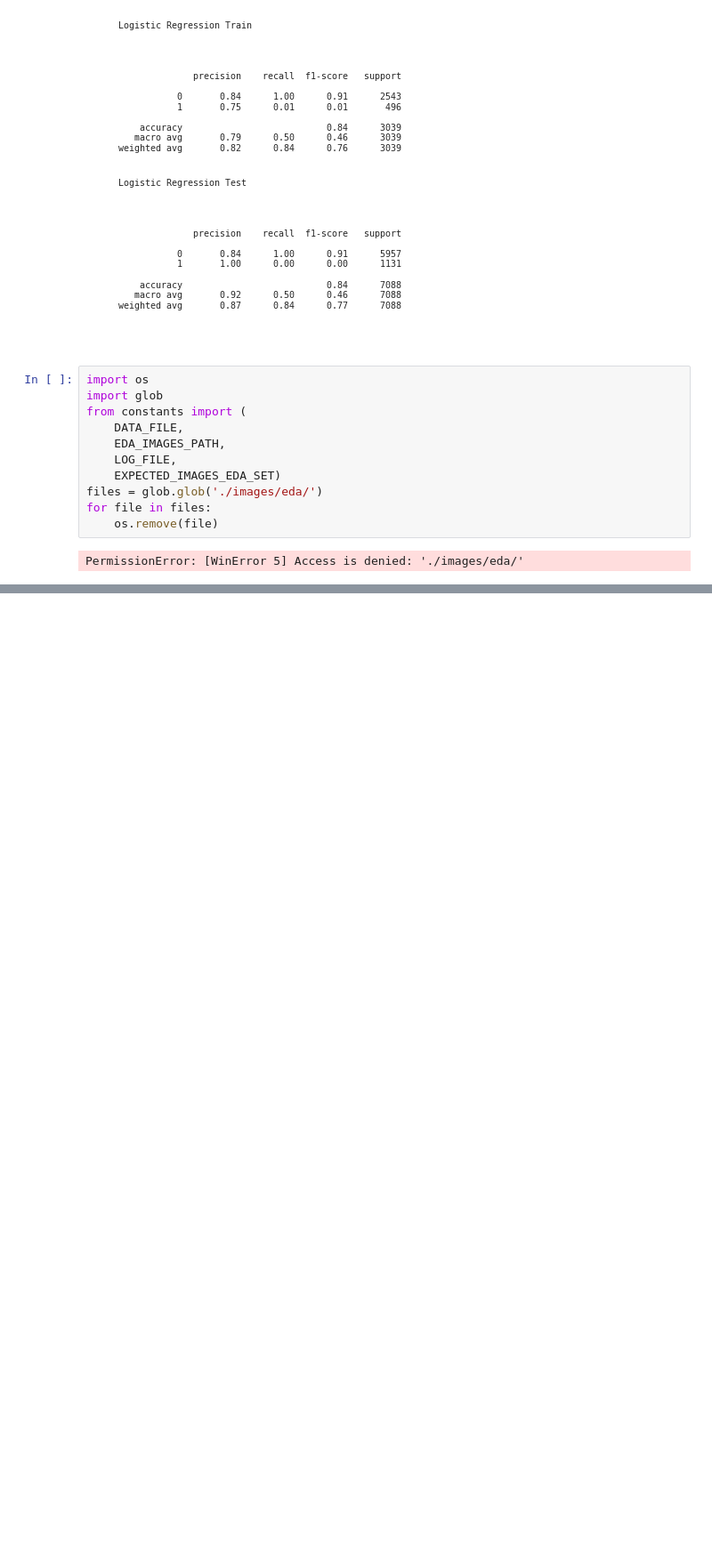
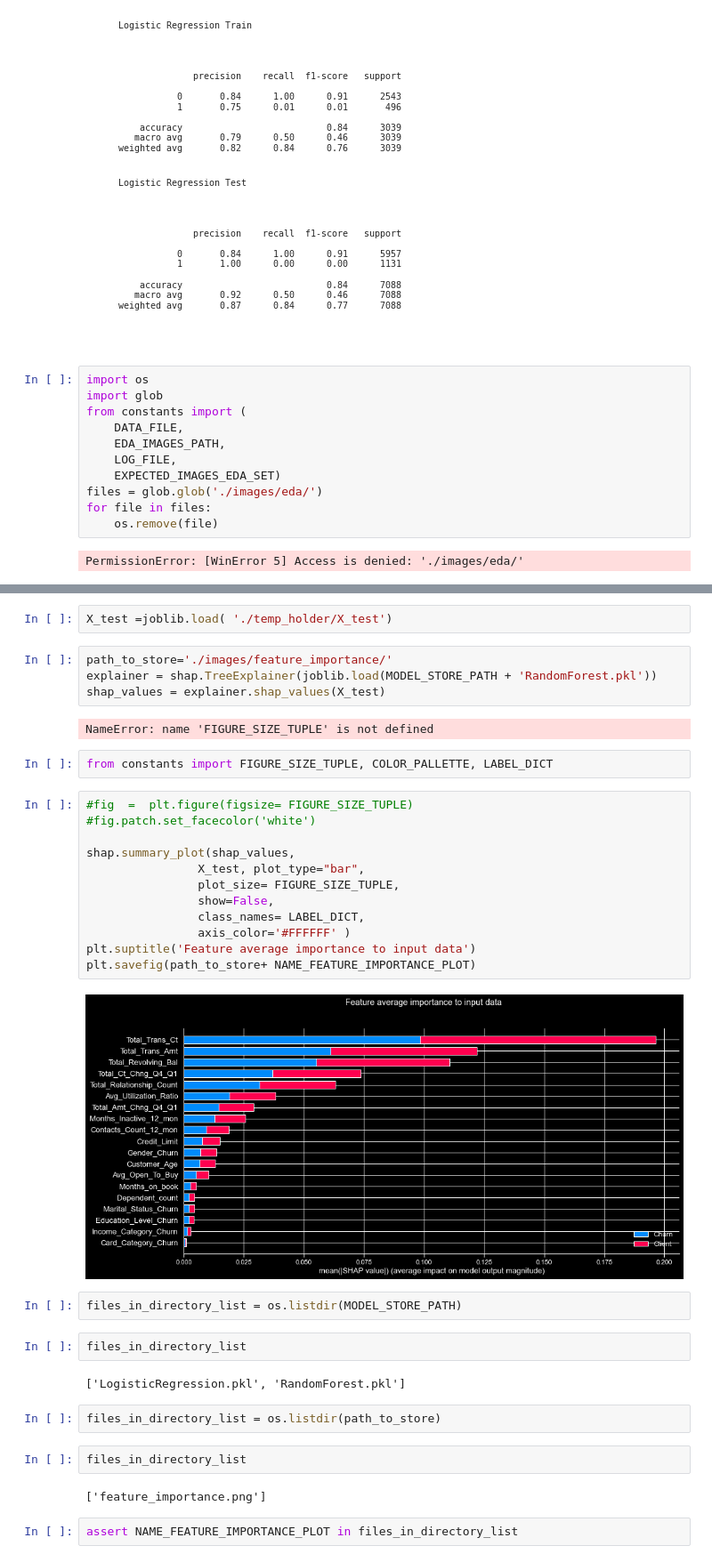
Before and after one commit to gariciodaro/CustomerChurn, a Jupyter notebook: churn_notebook.ipynb, the cells around one changed output, grey strips where cells are left out. Shown at 89% size. Drawn from its saved outputs; the diff is of its cells as text; blank space fills up the shorter version.

```diff
--- a/churn_notebook.ipynb
+++ b/churn_notebook.ipynb
@@ -388,0 +415,38 @@ PermissionError: [WinError 5] Access is denied: './images/eda/'
+# %%
+X_test =joblib.load( './temp_holder/X_test')
+# %%
+path_to_store='./images/feature_importance/'
+explainer = shap.TreeExplainer(joblib.load(MODEL_STORE_PATH + 'RandomForest.pkl'))
+shap_values = explainer.shap_values(X_test)
+# %% [output]
+NameError: name 'FIGURE_SIZE_TUPLE' is not defined
+# %%
+from constants import FIGURE_SIZE_TUPLE, COLOR_PALLETTE, LABEL_DICT
+# %%
+#fig  =  plt.figure(figsize= FIGURE_SIZE_TUPLE)
+#fig.patch.set_facecolor('white')
+
+shap.summary_plot(shap_values,
+                X_test, plot_type="bar",
+                plot_size= FIGURE_SIZE_TUPLE,
+                show=False,
+                class_names= LABEL_DICT,
+                axis_color='#FFFFFF' )
+plt.suptitle('Feature average importance to input data')
+plt.savefig(path_to_store+ NAME_FEATURE_IMPORTANCE_PLOT)
+# %% [output]
+[figure, added]
+# %%
+files_in_directory_list = os.listdir(MODEL_STORE_PATH)
+# %%
+files_in_directory_list
+# %% [output]
+['LogisticRegression.pkl', 'RandomForest.pkl']
+# %%
+files_in_directory_list = os.listdir(path_to_store)
+# %%
+files_in_directory_list
+# %% [output]
+['feature_importance.png']
+# %%
+assert NAME_FEATURE_IMPORTANCE_PLOT in files_in_directory_list
```
Also changed, not shown: parts of 4 cells of this notebook, 16 other files.
